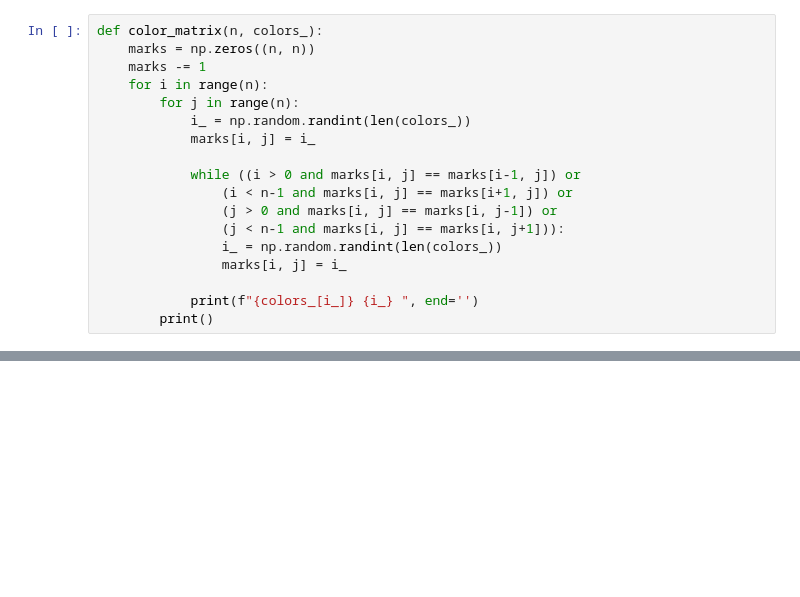
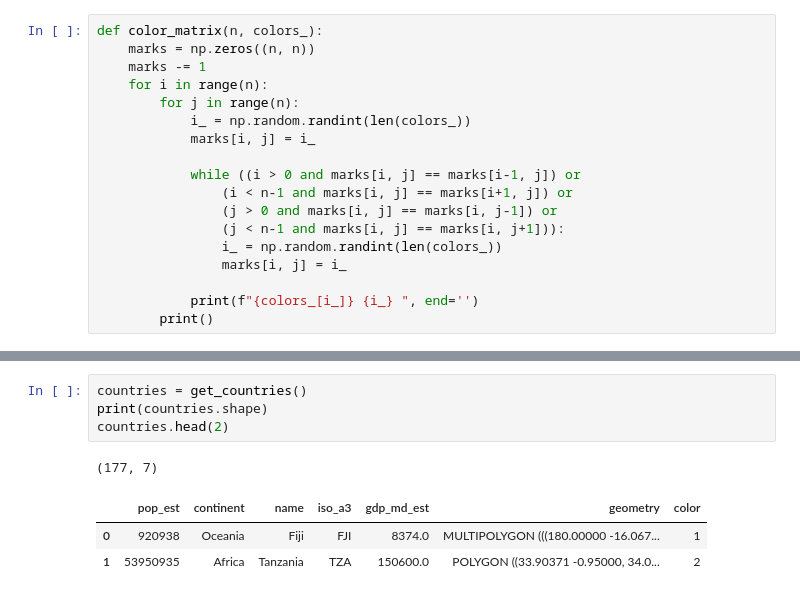
Before and after one commit to Andresmps/University-Notebook-Projects, a Jupyter notebook: Problema_de_los_cuatro_colores.ipynb, the cells around one changed output, grey strips where cells are left out. Cells and saved outputs as stored; diff of their text form; blank space fills up the shorter version.

```diff
--- a/Problema_de_los_cuatro_colores.ipynb
+++ b/Problema_de_los_cuatro_colores.ipynb
@@ -59,0 +183,9 @@ color_matrix(10, colors[:2])
+# %%
+countries = get_countries()
+print(countries.shape)
+countries.head(2)
+# %% [output]
+(177, 7)
+|  | pop_est | continent | name | iso_a3 | gdp_md_est | geometry | color |
+| 0 | 920938 | Oceania | Fiji | FJI | 8374.0 | MULTIPOLYGON (((180.00000 -16.067... | 1 |
+| 1 | 53950935 | Africa | Tanzania | TZA | 150600.0 | POLYGON ((33.90371 -0.95000, 34.0... | 2 |
```
Also changed, not shown: parts of 8 cells of this notebook.
